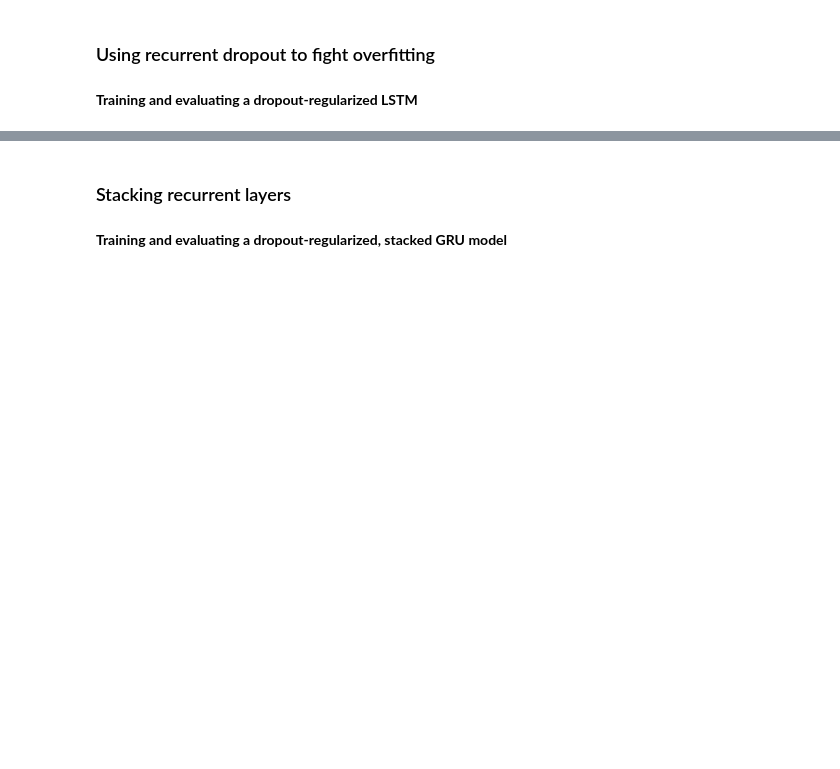
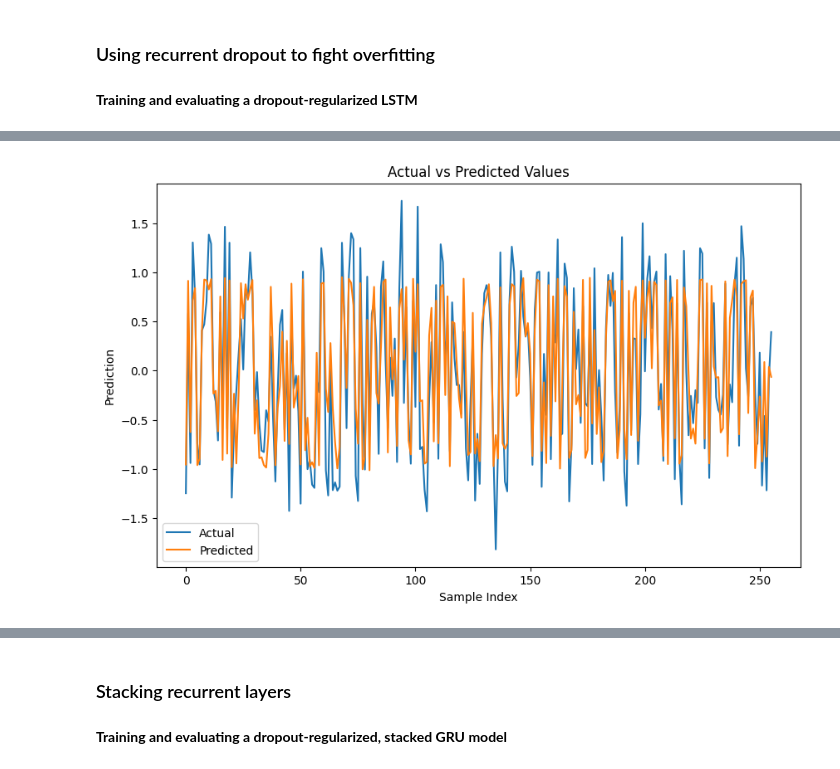
Before and after one commit to angelrodriguez0617/CS-4710-Machine-Learning-II, a Jupyter notebook: A8.ipynb, the cells around one changed output, grey strips where cells are left out. Saved outputs shown, nothing was run; the diff lists cells and outputs as text; code cells hidden in the pictures; blank space fills up the shorter version.

```diff
--- a/A8.ipynb
+++ b/A8.ipynb
@@ -186,0 +186,20 @@ Epoch 50/50
+# %%
+import matplotlib.pyplot as plt
+
+# Assuming 'val_dataset' is a tuple of (inputs, targets)
+for batch in val_dataset.take(1):  # Take a single batch from the validation dataset
+    inputs, targets = batch
+
+# Predict the output using the trained model
+predicted = model.predict(inputs)
+
+# Plotting the actual vs predicted values
+plt.figure(figsize=(10, 6))
+plt.plot(targets, label='Actual')
+plt.plot(predicted, label='Predicted')
+plt.title('Actual vs Predicted Values')
+plt.xlabel('Sample Index')
+plt.ylabel('Prediction')
+plt.legend()
+plt.show()
+# %% [output]
@@ -187,3 +207,4 @@ Epoch 50/50
+[figure, added]
 # %%
 inputs = keras.Input(shape=(sequence_length, num_features))
 x = layers.LSTM(32, recurrent_dropout=0.2, unroll=True)(inputs)
```
Also changed, not shown: parts of 11 cells of this notebook.
